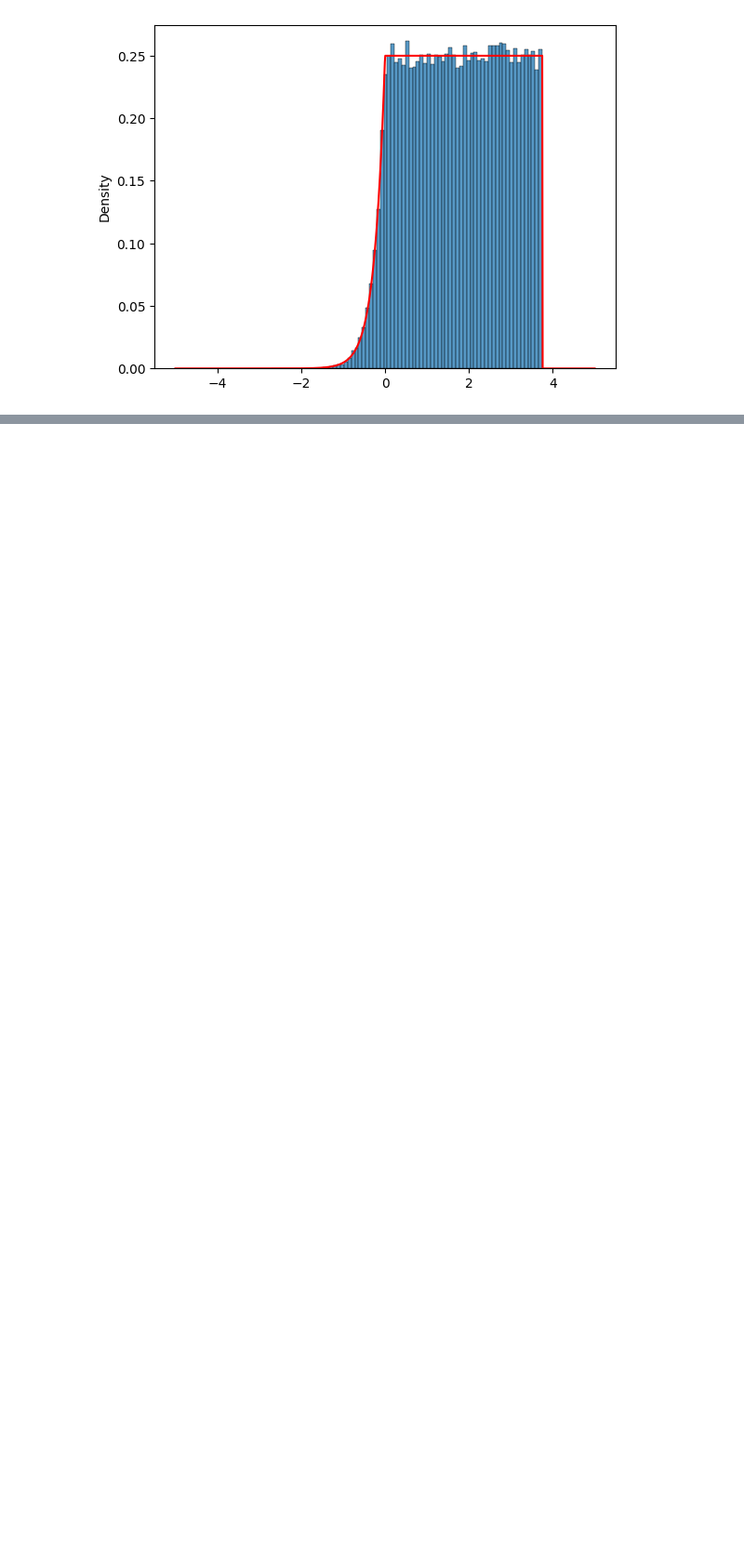
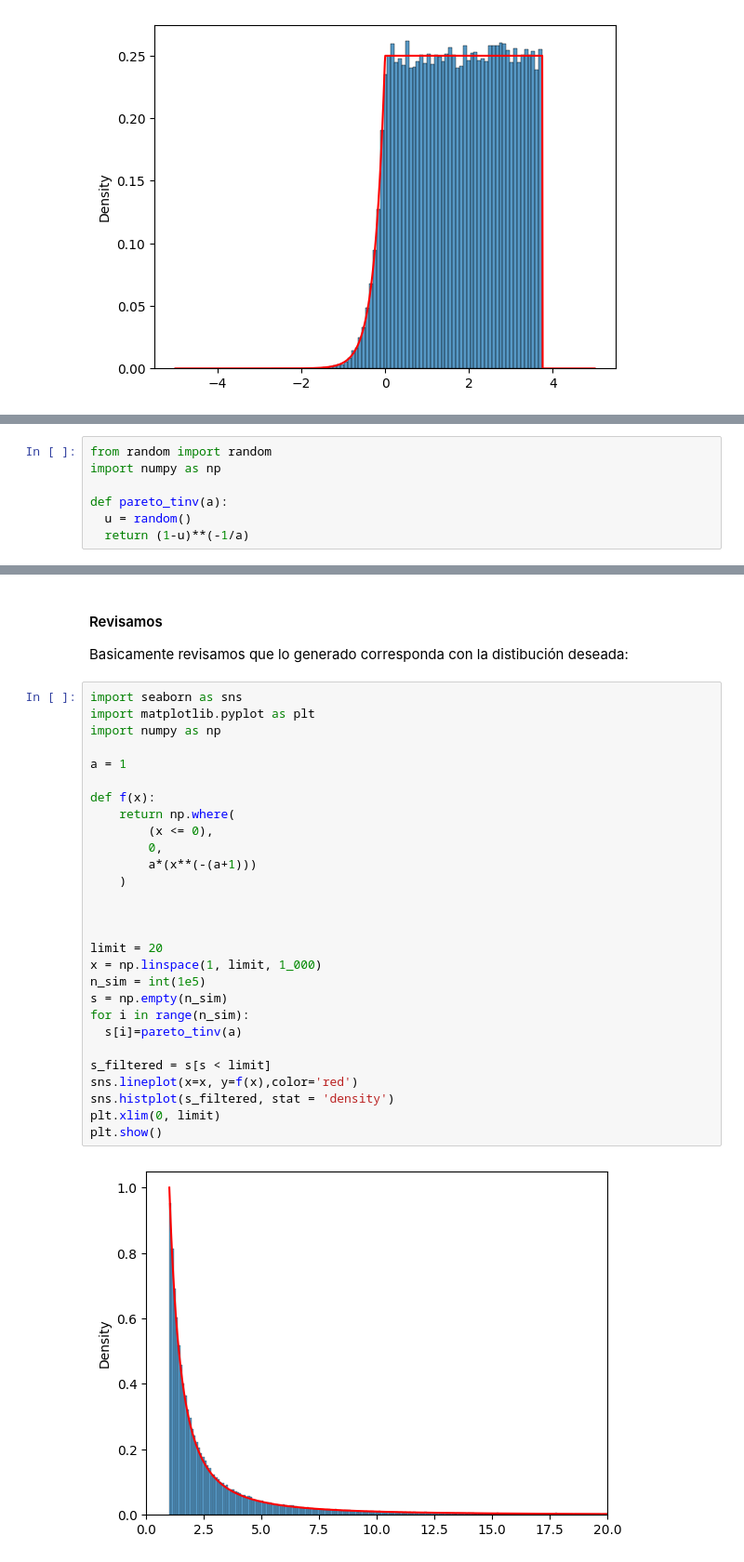
Before and after one commit to ramiro-l/ModelosYSimulacionFAMAF, a Jupyter notebook: Práctico5.ipynb, the cells around one changed output, grey strips where cells are left out. Shown: that part at 93% size. Saved outputs shown, nothing was run; the diff lists cells and outputs as text; blank space fills up the shorter version.

```diff
--- a/Práctico5.ipynb
+++ b/Práctico5.ipynb
@@ -568,0 +633,7 @@ plt.show()
+# %%
+from random import random
+import numpy as np
+
+def pareto_tinv(a):
+  u = random()
+  return (1-u)**(-1/a)
@@ -568,0 +644,34 @@ plt.show()
+# %% [markdown]
+#### Revisamos
+
+Basicamente revisamos que lo generado corresponda con la distibución deseada:
+# %%
+import seaborn as sns
+import matplotlib.pyplot as plt
+import numpy as np
+
+a = 1
+
+def f(x):
+    return np.where(
+        (x <= 0),
+        0,
+        a*(x**(-(a+1)))
+    )
+
+
+
+limit = 20
+x = np.linspace(1, limit, 1_000)
+n_sim = int(1e5)
+s = np.empty(n_sim)
+for i in range(n_sim):
+  s[i]=pareto_tinv(a)
+
+s_filtered = s[s < limit]
+sns.lineplot(x=x, y=f(x),color='red')
+sns.histplot(s_filtered, stat = 'density')
+plt.xlim(0, limit)
+plt.show()
+# %% [output]
+[figure, added]
```
Also changed, not shown: parts of 31 cells of this notebook.
